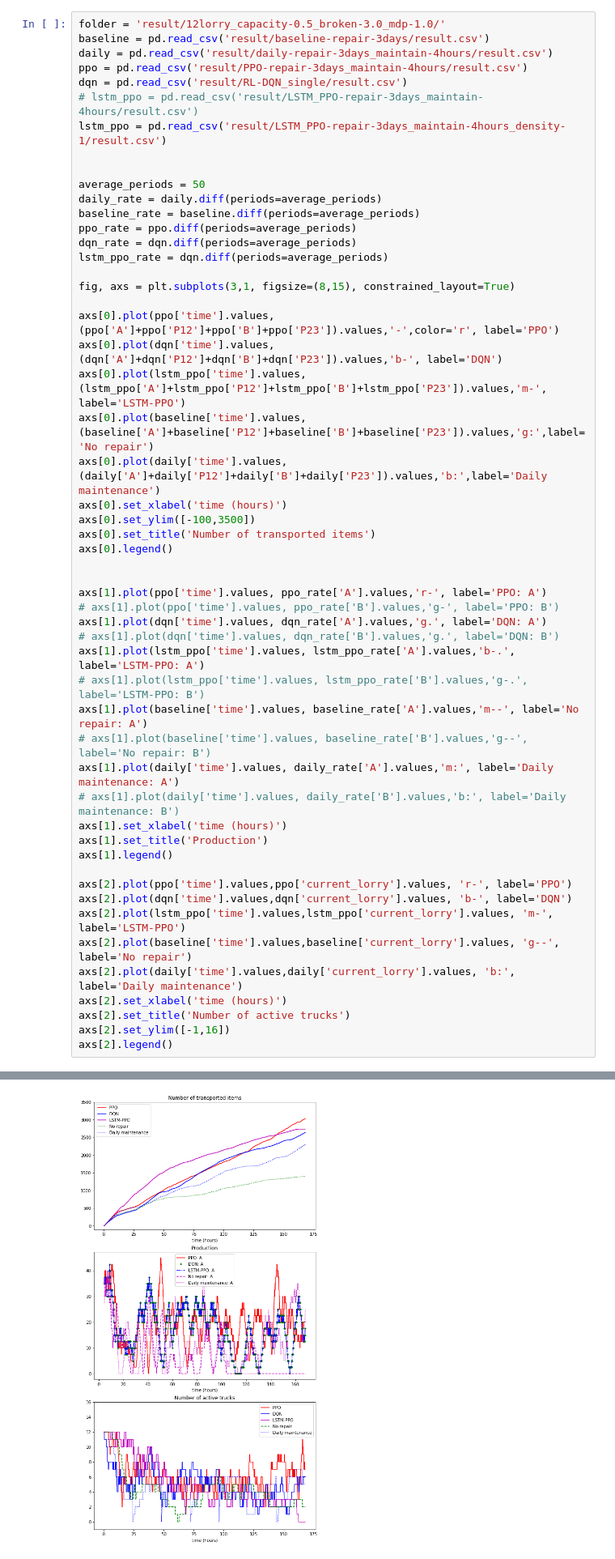
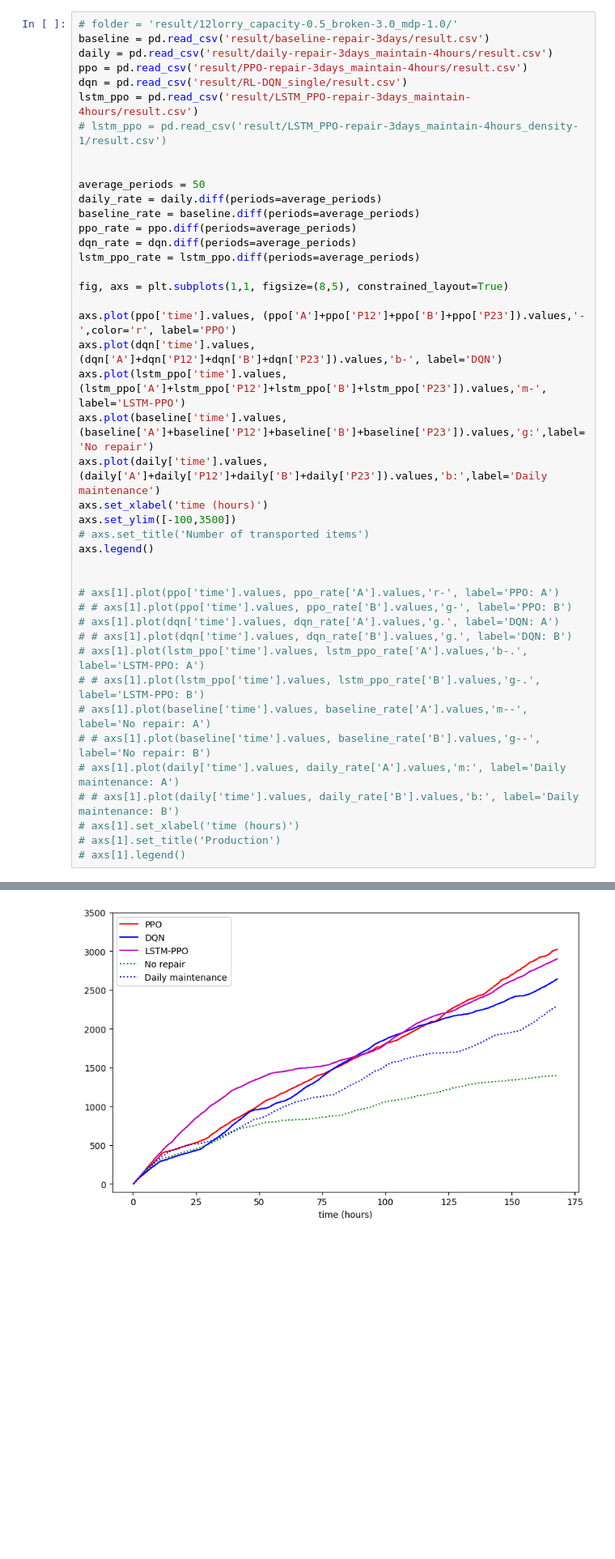
Before and after one commit to Observe-l/PredM, a Jupyter notebook: result_plot.ipynb, the cells around one changed output, grey strips where cells are left out. Shown at 81% size. Drawn from its saved outputs; the diff is of its cells as text; blank space fills up the shorter version.

```diff
--- a/result_plot.ipynb
+++ b/result_plot.ipynb
@@ -4,58 +4,48 @@ import pandas as pd
 import numpy as np
 import matplotlib.font_manager
 # %%
-folder = 'result/12lorry_capacity-0.5_broken-3.0_mdp-1.0/'
+# folder = 'result/12lorry_capacity-0.5_broken-3.0_mdp-1.0/'
 baseline = pd.read_csv('result/baseline-repair-3days/result.csv')
 daily = pd.read_csv('result/daily-repair-3days_maintain-4hours/result.csv')
 ppo = pd.read_csv('result/PPO-repair-3days_maintain-4hours/result.csv')
 dqn = pd.read_csv('result/RL-DQN_single/result.csv')
-# lstm_ppo = pd.read_csv('result/LSTM_PPO-repair-3days_maintain-4hours/result.csv')
-lstm_ppo = pd.read_csv('result/LSTM_PPO-repair-3days_maintain-4hours_density-1/result.csv')
+lstm_ppo = pd.read_csv('result/LSTM_PPO-repair-3days_maintain-4hours/result.csv')
+# lstm_ppo = pd.read_csv('result/LSTM_PPO-repair-3days_maintain-4hours_density-1/result.csv')
 
 
 average_periods = 50
 daily_rate = daily.diff(periods=average_periods)
 baseline_rate = baseline.diff(periods=average_periods)
 ppo_rate = ppo.diff(periods=average_periods)
 dqn_rate = dqn.diff(periods=average_periods)
-lstm_ppo_rate = dqn.diff(periods=average_periods)
+lstm_ppo_rate = lstm_ppo.diff(periods=average_periods)
 
-fig, axs = plt.subplots(3,1, figsize=(8,15), constrained_layout=True)
+fig, axs = plt.subplots(1,1, figsize=(8,5), constrained_layout=True)
 
-axs[0].plot(ppo['time'].values, (ppo['A']+ppo['P12']+ppo['B']+ppo['P23']).values,'-',color='r', label='PPO')
-axs[0].plot(dqn['time'].values, (dqn['A']+dqn['P12']+dqn['B']+dqn['P23']).values,'b-', label='DQN')
-axs[0].plot(lstm_ppo['time'].values, (lstm_ppo['A']+lstm_ppo['P12']+lstm_ppo['B']+lstm_ppo['P23']).values,'m-', label='LSTM-PPO')
-axs[0].plot(baseline['time'].values, (baseline['A']+baseline['P12']+baseline['B']+baseline['P23']).values,'g:',label='No repair')
-axs[0].plot(daily['time'].values, (daily['A']+daily['P12']+daily['B']+daily['P23']).values,'b:',label='Daily maintenance')
-axs[0].set_xlabel('time (hours)')
-axs[0].set_ylim([-100,3500])
-axs[0].set_title('Number of transported items')
-axs[0].legend()
+axs.plot(ppo['time'].values, (ppo['A']+ppo['P12']+ppo['B']+ppo['P23']).values,'-',color='r', label='PPO')
+axs.plot(dqn['time'].values, (dqn['A']+dqn['P12']+dqn['B']+dqn['P23']).values,'b-', label='DQN')
+axs.plot(lstm_ppo['time'].values, (lstm_ppo['A']+lstm_ppo['P12']+lstm_ppo['B']+lstm_ppo['P23']).values,'m-', label='LSTM-PPO')
+axs.plot(baseline['time'].values, (baseline['A']+baseline['P12']+baseline['B']+baseline['P23']).values,'g:',label='No repair')
+axs.plot(daily['time'].values, (daily['A']+daily['P12']+daily['B']+daily['P23']).values,'b:',label='Daily maintenance')
+axs.set_xlabel('time (hours)')
+axs.set_ylim([-100,3500])
+# axs.set_title('Number of transported items')
+axs.legend()
 
 
-axs[1].plot(ppo['time'].values, ppo_rate['A'].values,'r-', label='PPO: A')
-# axs[1].plot(ppo['time'].values, ppo_rate['B'].values,'g-', label='PPO: B')
-axs[1].plot(dqn['time'].values, dqn_rate['A'].values,'g.', label='DQN: A')
-# axs[1].plot(dqn['time'].values, dqn_rate['B'].values,'g.', label='DQN: B')
-axs[1].plot(lstm_ppo['time'].values, lstm_ppo_rate['A'].values,'b-.', label='LSTM-PPO: A')
-# axs[1].plot(lstm_ppo['time'].values, lstm_ppo_rate['B'].values,'g-.', label='LSTM-PPO: B')
-axs[1].plot(baseline['time'].values, baseline_rate['A'].values,'m--', label='No repair: A')
-# axs[1].plot(baseline['time'].values, baseline_rate['B'].values,'g--', label='No repair: B')
-axs[1].plot(daily['time'].values, daily_rate['A'].values,'m:', label='Daily maintenance: A')
-# axs[1].plot(daily['time'].values, daily_rate['B'].values,'b:', label='Daily maintenance: B')
-axs[1].set_xlabel('time (hours)')
-axs[1].set_title('Production')
-axs[1].legend()
-
-axs[2].plot(ppo['time'].values,ppo['current_lorry'].values, 'r-', label='PPO')
-axs[2].plot(dqn['time'].values,dqn['current_lorry'].values, 'b-', label='DQN')
-axs[2].plot(lstm_ppo['time'].values,lstm_ppo['current_lorry'].values, 'm-', label='LSTM-PPO')
-axs[2].plot(baseline['time'].values,baseline['current_lorry'].values, 'g--', label='No repair')
-axs[2].plot(daily['time'].values,daily['current_lorry'].values, 'b:', label='Daily maintenance')
-axs[2].set_xlabel('time (hours)')
-axs[2].set_title('Number of active trucks')
-axs[2].set_ylim([-1,16])
-axs[2].legend()
+# axs[1].plot(ppo['time'].values, ppo_rate['A'].values,'r-', label='PPO: A')
+# # axs[1].plot(ppo['time'].values, ppo_rate['B'].values,'g-', label='PPO: B')
+# axs[1].plot(dqn['time'].values, dqn_rate['A'].values,'g.', label='DQN: A')
+# # axs[1].plot(dqn['time'].values, dqn_rate['B'].values,'g.', label='DQN: B')
+# axs[1].plot(lstm_ppo['time'].values, lstm_ppo_rate['A'].values,'b-.', label='LSTM-PPO: A')
+# # axs[1].plot(lstm_ppo['time'].values, lstm_ppo_rate['B'].values,'g-.', label='LSTM-PPO: B')
+# axs[1].plot(baseline['time'].values, baseline_rate['A'].values,'m--', label='No repair: A')
+# # axs[1].plot(baseline['time'].values, baseline_rate['B'].values,'g--', label='No repair: B')
+# axs[1].plot(daily['time'].values, daily_rate['A'].values,'m:', label='Daily maintenance: A')
+# # axs[1].plot(daily['time'].values, daily_rate['B'].values,'b:', label='Daily maintenance: B')
+# axs[1].set_xlabel('time (hours)')
+# axs[1].set_title('Production')
+# axs[1].legend()
 # %% [output]
 <matplotlib.legend.Legend at 0x...>
-[figure, old version]
+[figure, new version]
```
Also changed, not shown: parts of 5 cells of this notebook, 24 other files.
